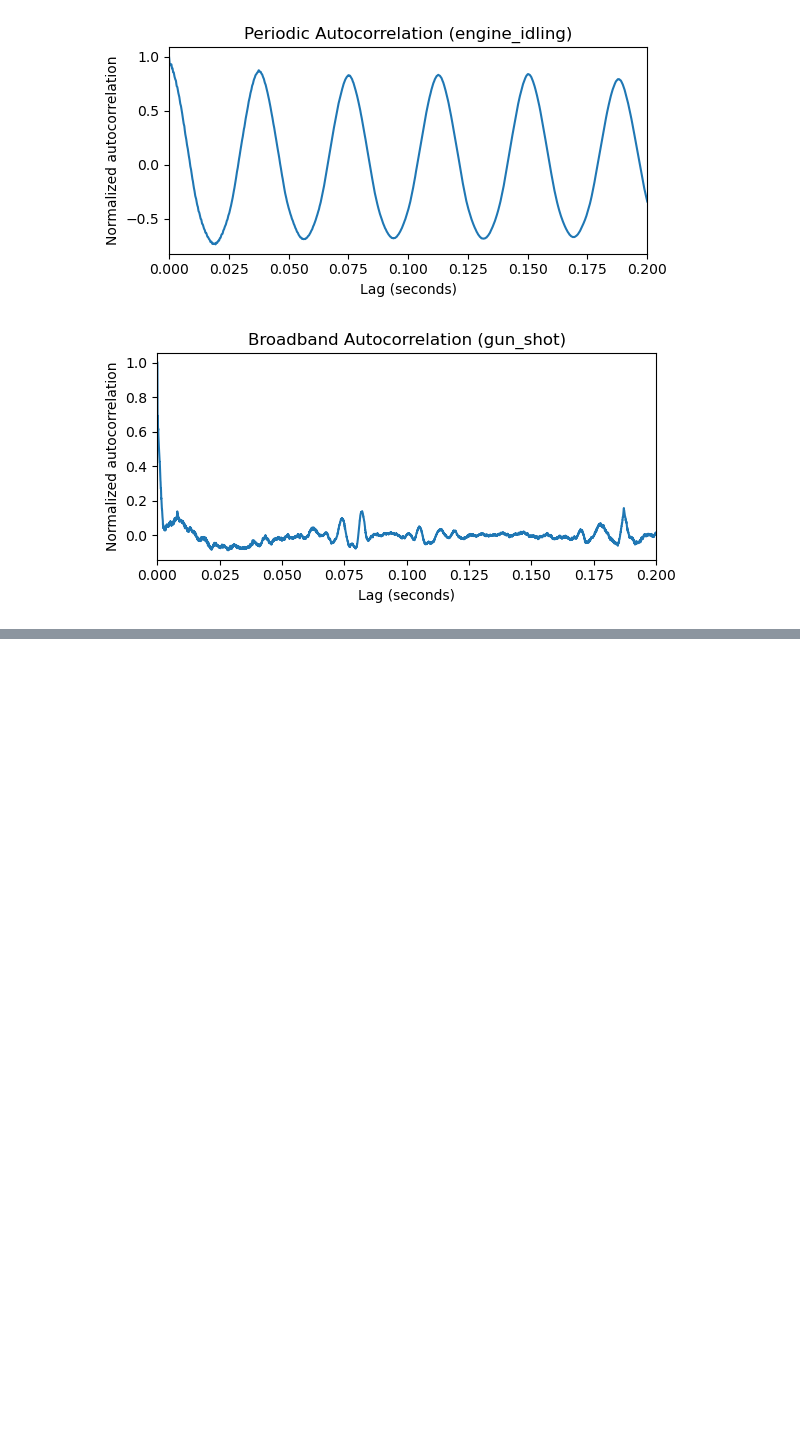
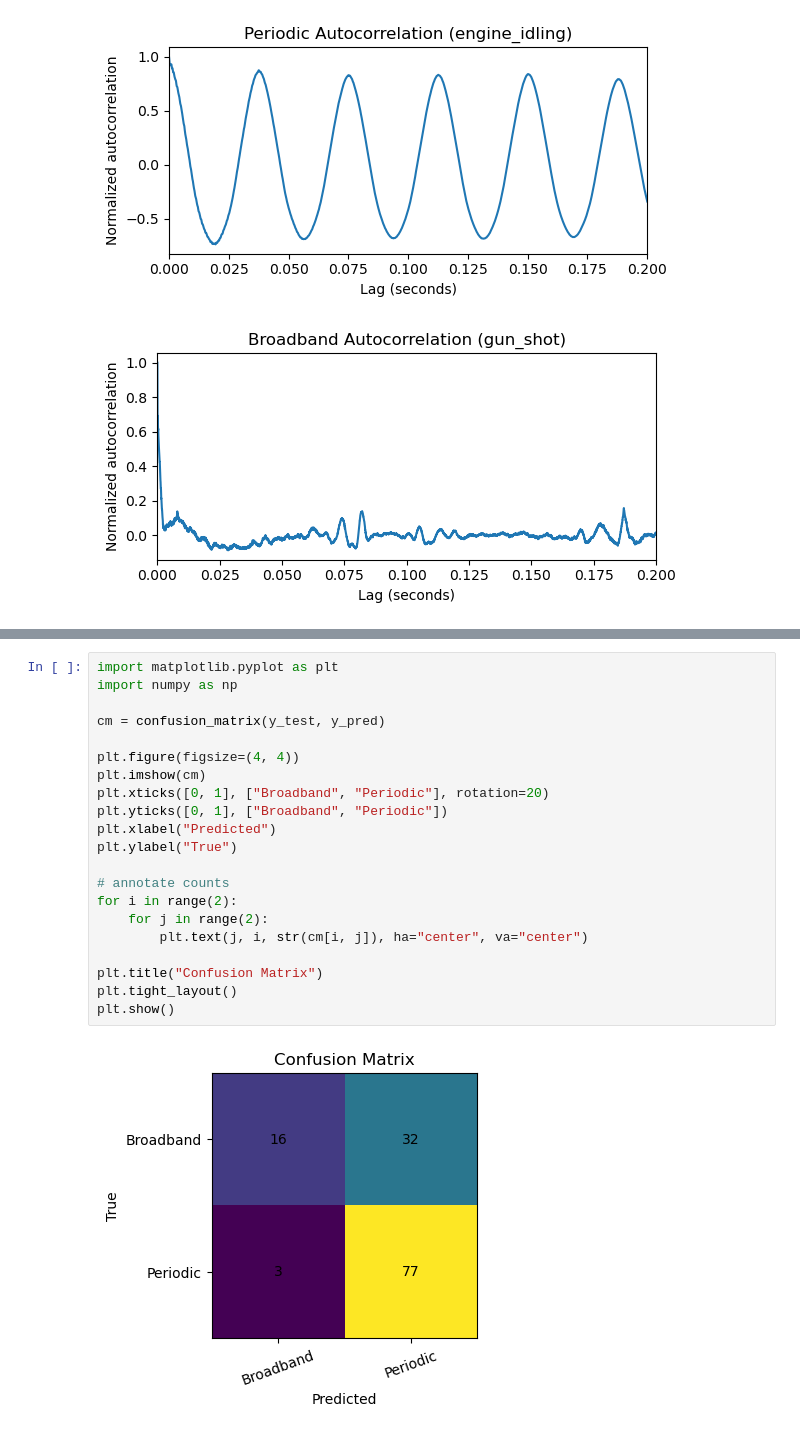
Before and after one commit to MrSavinK/SingalProcProj, a Jupyter notebook: final_report.ipynb, the cells around one changed output, grey strips where cells are left out. Saved outputs shown, nothing was run; the diff lists cells and outputs as text; blank space fills up the shorter version.

```diff
--- a/final_report.ipynb
+++ b/final_report.ipynb
@@ -356,0 +618,23 @@ plot_autocorr_example(broadband_example[0], SAMPLE_RATE,
+# %%
+import matplotlib.pyplot as plt
+import numpy as np
+
+cm = confusion_matrix(y_test, y_pred)
+
+plt.figure(figsize=(4, 4))
+plt.imshow(cm)
+plt.xticks([0, 1], ["Broadband", "Periodic"], rotation=20)
+plt.yticks([0, 1], ["Broadband", "Periodic"])
+plt.xlabel("Predicted")
+plt.ylabel("True")
+
+# annotate counts
+for i in range(2):
+    for j in range(2):
+        plt.text(j, i, str(cm[i, j]), ha="center", va="center")
+
+plt.title("Confusion Matrix")
+plt.tight_layout()
+plt.show()
+# %% [output]
+[figure, added]
```
Also changed, not shown: parts of 15 cells of this notebook.
